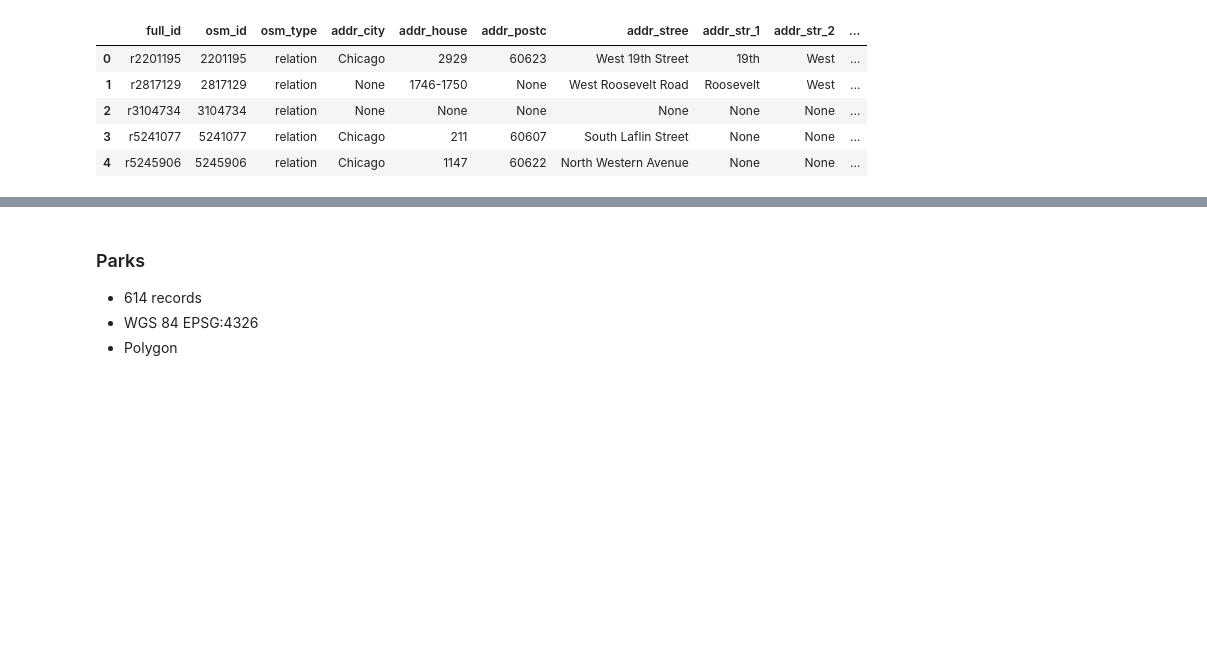
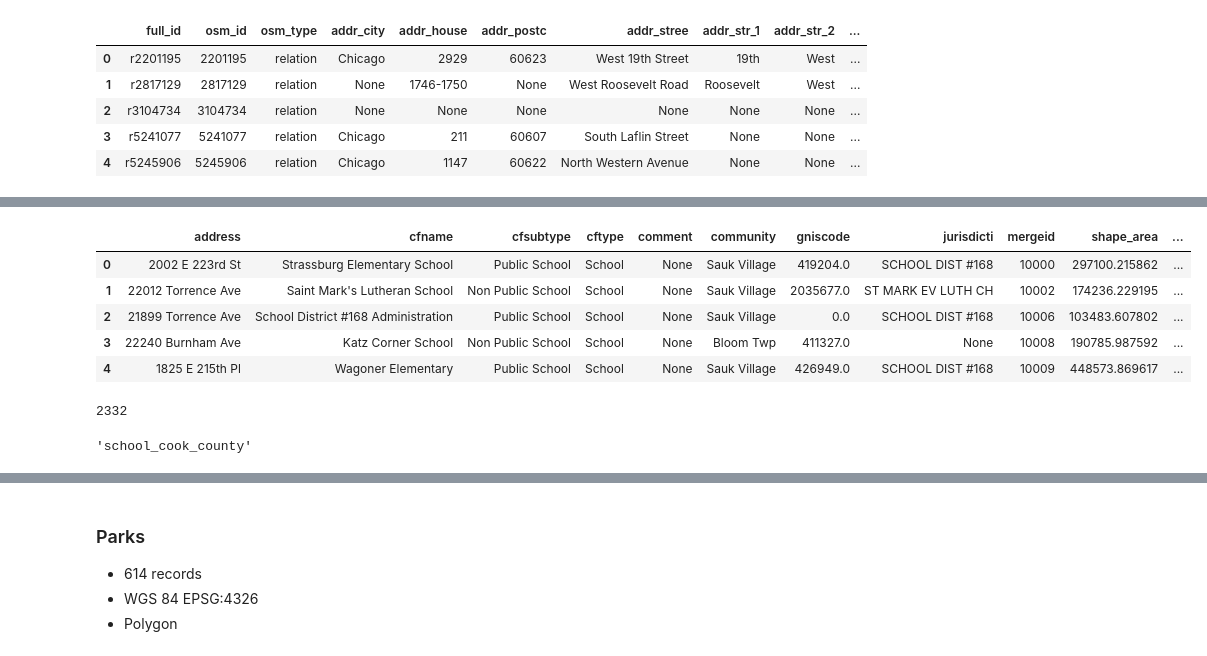
Before and after one commit to justinm0rgan/chicago400, a Jupyter notebook: data_gathering_chicago_400.ipynb, the cells around one changed output, grey strips where cells are left out. Drawn from its saved outputs; the diff is of its cells as text; code cells hidden in the pictures; blank space fills up the shorter version.

```diff
--- a/data_gathering_chicago_400.ipynb
+++ b/data_gathering_chicago_400.ipynb
@@ -322,0 +273,5 @@ schools_osm.head()
+# %%
+school_cook_county = gpd.read_file(
+    "zip:///Users/justinwilliams/projects/chicago400/data/SchoolBoundaries2014QGIS.zip")
+
+school_cook_county.name = "school_cook_county"
@@ -322,0 +301,9 @@ schools_osm.head()
+# %%
+school_cook_county.head()
+# %% [output]
+|  | address | cfname | cfsubtype | cftype | comment | community | gniscode | jurisdicti | mergeid | shape_area | ... |
+| 0 | 2002 E 223rd St | Strassburg Elementary School | Public School | School | None | Sauk Village | 419204.0 | SCHOOL DIST #168 | 10000 | 297100.215862 | ... |
+| 1 | 22012 Torrence Ave | Saint Mark's Lutheran School | Non Public School | School | None | Sauk Village | 2035677.0 | ST MARK EV LUTH CH | 10002 | 174236.229195 | ... |
+| 2 | 21899 Torrence Ave | School District #168 Administration | Public School | School | None | Sauk Village | 0.0 | SCHOOL DIST #168 | 10006 | 103483.607802 | ... |
+| 3 | 22240 Burnham Ave | Katz Corner School | Non Public School | School | None | Bloom Twp | 411327.0 | None | 10008 | 190785.987592 | ... |
+| 4 | 1825 E 215th Pl | Wagoner Elementary | Public School | School | None | Sauk Village | 426949.0 | SCHOOL DIST #168 | 10009 | 448573.869617 | ... |
@@ -322,0 +312,8 @@ schools_osm.head()
+# %%
+school_cook_county.is_valid.sum()
+# %% [output]
+2332
+# %%
+school_cook_county.name
+# %% [output]
+'school_cook_county'
```
Also changed, not shown: parts of 70 cells of this notebook.
